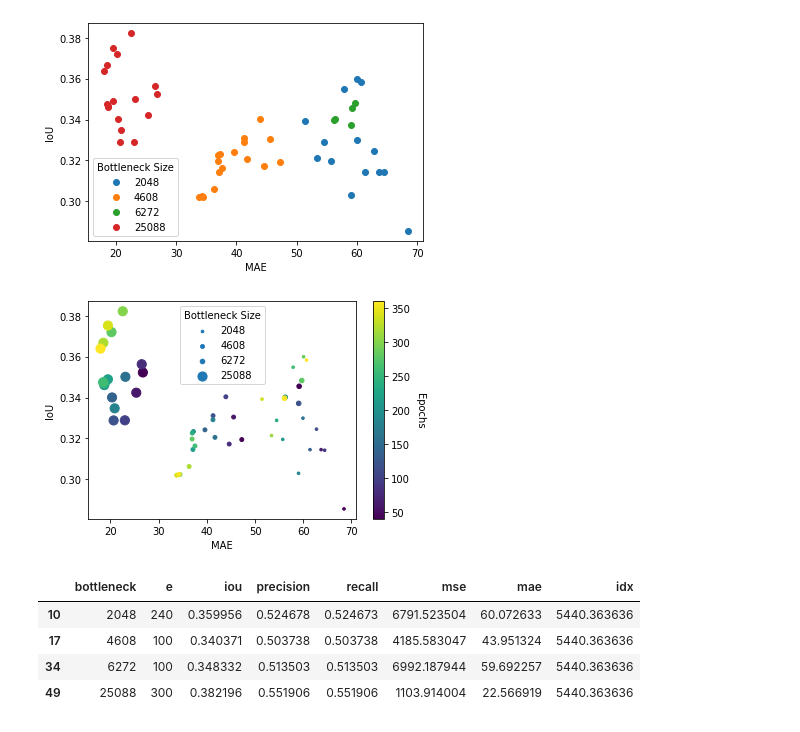
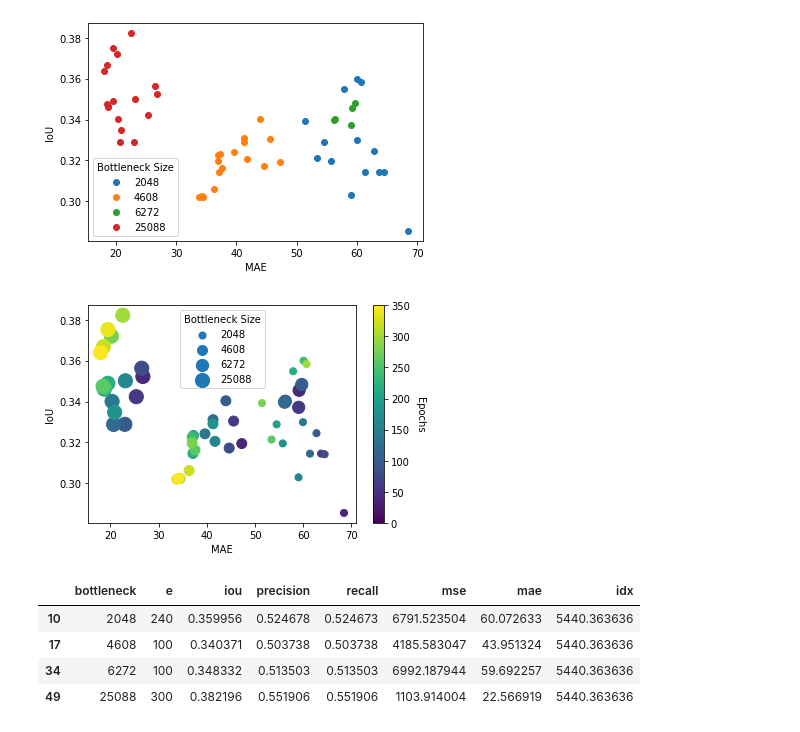
Before and after one commit to mlmed/gifsplanation, a Jupyter notebook: gif-ae-iou.ipynb, the cells around one changed output. Drawn from its saved outputs; the diff is of its cells as text; code cells hidden in the pictures.

```diff
--- a/gif-iou-valid.ipynb
+++ b/gif-ae-iou.ipynb
@@ -22,6 +22,3 @@ import attribution
 import pandas as pd
 import datasets
 import shutil
-# %%
-toplot = glob.glob("/scratch/users/joecohen/output/*resnet*-ae*test4*metr*")
-toplot
@@ -32,11 +24,0 @@ toplot
-# %%
-font = {'size'   : 10}
-plt.rc('font', **font)
-
-for to in toplot:
-    results = pickle.load(open(to,"rb"))
-    validauc = [np.log(-r["validauc"]) for r in results]
-    plt.plot(validauc, label=to);
-plt.legend(bbox_to_anchor=(1.05, 1), loc='upper left');
-plt.ylabel("Valid data");
-plt.xlabel("Epoch");
@@ -150,6 +114,3 @@ ae_file = "/scratch/users/joecohen/output/nihpcrsnamimic_ch-resnet101-3-ae*test*
 glob.glob(ae_file)
 # %% [output]
 ['/scratch/users/joecohen/output/nihpcrsnamimic_ch-resnet101-3-ae-test2-e100.pt']
-# %%
-toplot = glob.glob("/scratch/users/joecohen/output/*-*-ae*test*metr*")
-toplot
@@ -253,18 +190,18 @@ plt.legend(title="Bottleneck Size");
 # %% [output]
 [figure]
 # %%
-for bn in kk["bottleneck"].unique():
+for i,bn in enumerate(kk["bottleneck"].unique()):
     kl = kk[kk.bottleneck == bn]
-    plt.scatter(kl["mae"], kl["iou"],label=bn, s=bn/300, c=kl["e"]);
-
+    plt.scatter(kl["mae"], kl["iou"],label=bn, s=(i+1)*50, c=kl["e"]);
+    plt.clim(0,350)
 plt.xlabel("MAE");
 plt.ylabel("IoU");
 plt.legend(title="Bottleneck Size");
 cbar = plt.colorbar();
 cbar.ax.get_yaxis().labelpad = 15
 cbar.ax.set_ylabel('Epochs', rotation=270);
 # %% [output]
-[figure, old version]
+[figure, new version]
 # %%
 kk.loc[kk.groupby(["bottleneck"])["iou"].idxmax()]
 # %% [output]
```
Also changed, not shown: parts of 14 cells of this notebook.
